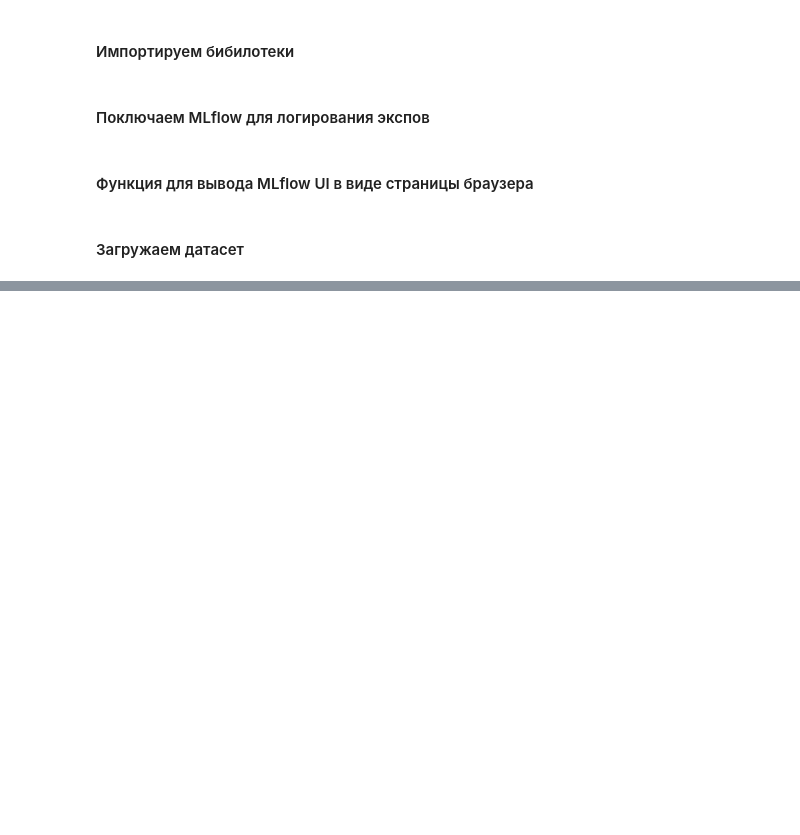
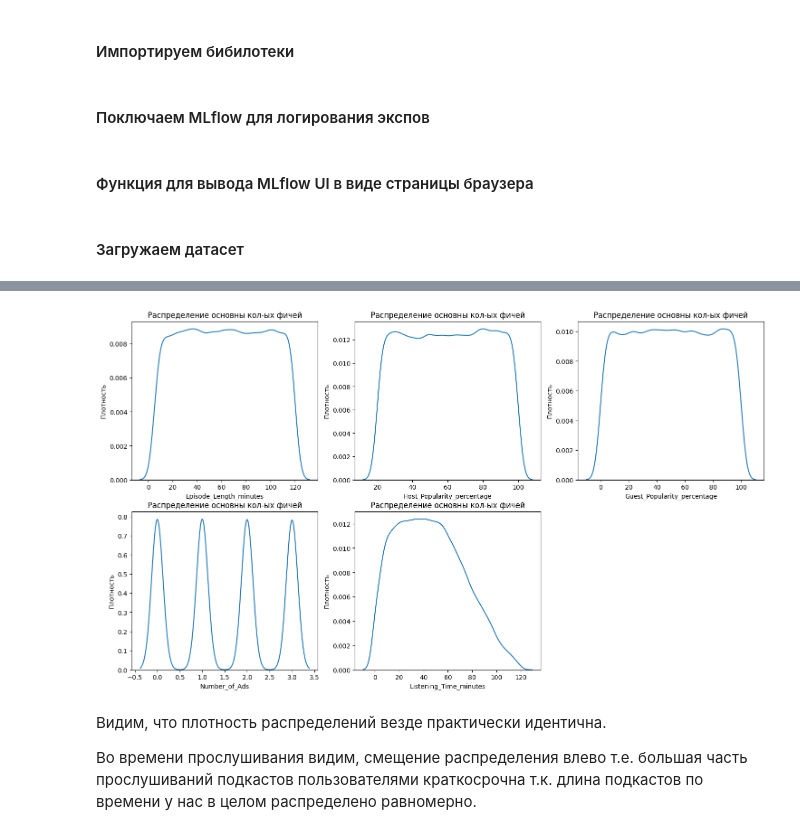
Before and after one commit to Poltava49/ML-practice, a Jupyter notebook: Linear_regression/tastk_podcast_regression.ipynb, the cells around one changed output, grey strips where cells are left out. Drawn from its saved outputs; the diff is of its cells as text; code cells hidden in the pictures; blank space fills up the shorter version.

```diff
--- a/Linear_regression/tastk_podcast_regression.ipynb
+++ b/Linear_regression/tastk_podcast_regression.ipynb
@@ -85,0 +91,20 @@ branch 'main' set up to track 'origin/main'.
+# %%
+#валидируем датасет на пропуски и удаляем если их доля на тотале не превышает 15%
+print(f"Пропуски в данных \n{df.isna().sum()}")
+print('======================')
+
+def check_null(df):
+    view_null = np.round(df.isna().sum().max()/df.shape[0] * 100)
+    if view_null < 15:
+        print(f"Доля {np.round(df.isna().sum().max()/df.shape[0] * 100)}% пропусков")
+        if df.dropna().shape[0] < df.shape[0]*0.85:
+             print('НО доля пропусков на тотале сильно больше 15%. Будем заполнять пропуски')
+             return df
+        else:
+            print('Lоля пропусков на тотале меньше  20%. Удаляем пропуски')
+            return df.dropna()
+    else:
+        print('Меньше 20%')
+        return df
+
+df = check_null(df)
@@ -85,0 +176,24 @@ branch 'main' set up to track 'origin/main'.
+# %%
+numeric_features_columns = df.select_dtypes(np.number).columns
+cat_features_columns = df.select_dtypes(object).columns
+# %%
+def looking_into_numeric_features(data, num_col):
+
+    n_cols = 3
+    n_rows = (len(numeric_features_columns) + n_cols) // 3
+    plt.figure(figsize=(18,10))
+
+    for i, feature in enumerate(numeric_features_columns):
+        plt.subplot(n_rows, n_cols, i+1)
+        sns.kdeplot(data, x=feature)
+        plt.xlabel(feature)
+        plt.ylabel("Плотность")
+        plt.title("Распределение основны кол-ых фичей")
+# %%
+looking_into_numeric_features(df, numeric_features_columns)
+# %% [output]
+[figure, added]
+# %% [markdown]
+Видим, что плотность распределений везде практически идентична.
+
+Во времени прослушивания видим, смещение распределения влево т.е. большая часть прослушиваний подкастов пользователями краткосрочна т.к. длина подкастов по времени у нас в целом распределено равномерно.
```
Also changed, not shown: parts of 14 cells of this notebook.
